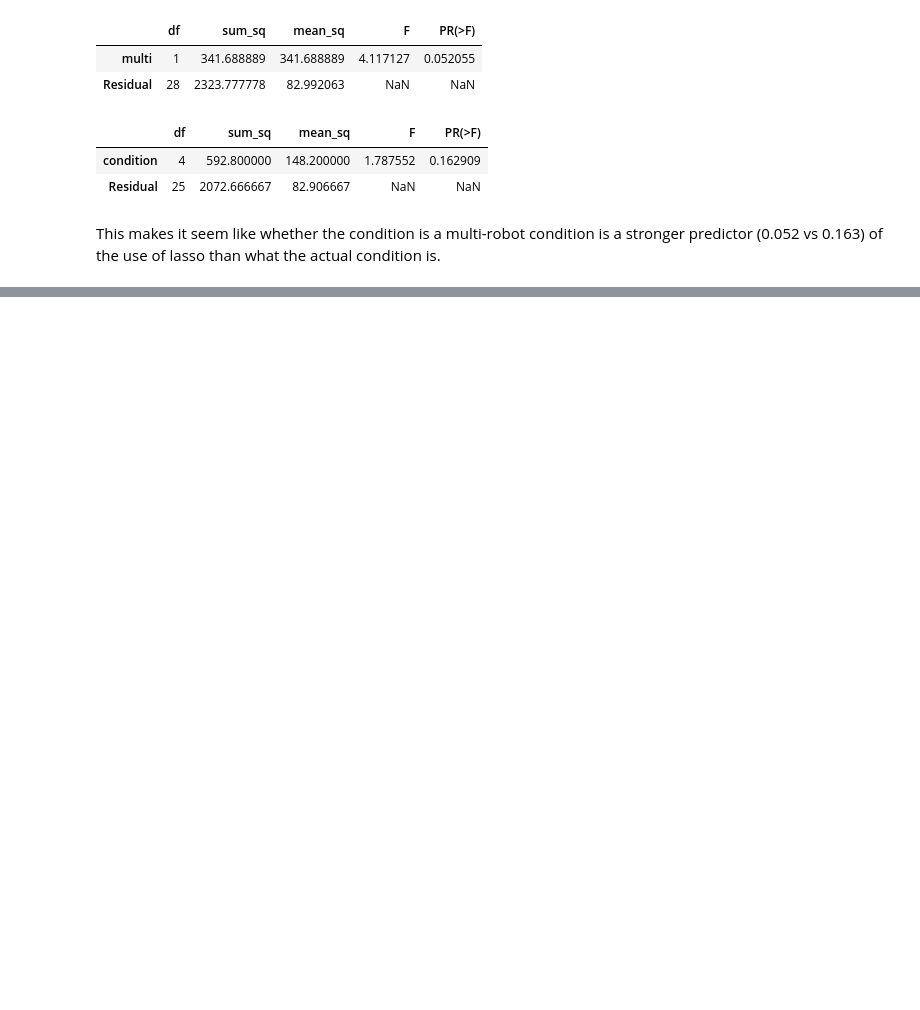
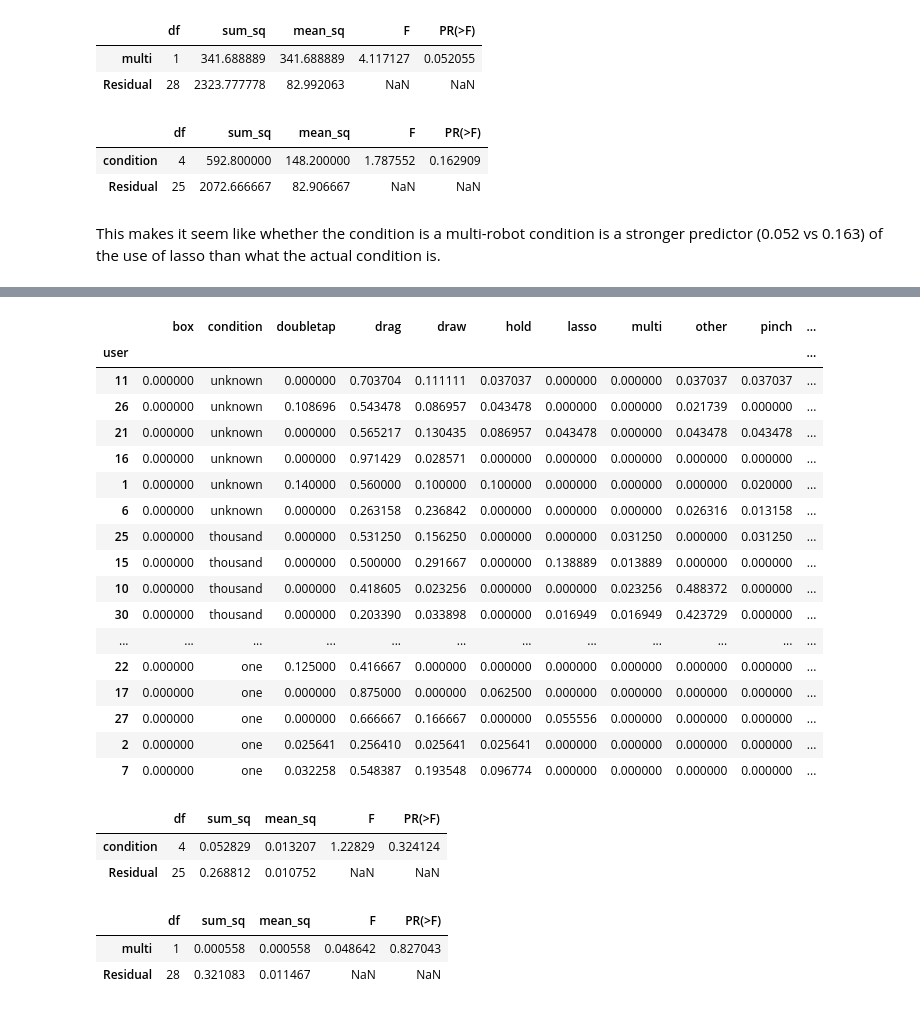
Before and after one commit to ab3nd/TinyRobo, a Jupyter notebook: data/data_analysis.ipynb, the cells around one changed output, grey strips where cells are left out. Cells and saved outputs as stored; diff of their text form; code cells hidden in the pictures; blank space fills up the shorter version.

```diff
--- a/data/data_analysis.ipynb
+++ b/data/data_analysis.ipynb
@@ -195,0 +328,11 @@ This makes it seem like whether the condition is a multi-robot condition is a st
+# %%
+normalized = []
+for entry in data:
+    total = 0
+    for key in entry.keys():
+        if key != "user" and key != "condition":
+            total += entry[key]
+    for key in entry.keys():
+        if key != "user" and key != "condition":
+            entry[key] = entry[key]/float(total)
+    normalized.append(entry)
@@ -195,0 +359,23 @@ This makes it seem like whether the condition is a multi-robot condition is a st
+# %%
+normf = pandas.DataFrame(normalized)
+# %%
+normf.set_index('user')
+# %% [output]
+|  | box | condition | doubletap | drag | draw | hold | lasso | multi | other | pinch | ... |
+| user |  |  |  |  |  |  |  |  |  |  | ... |
+| 11 | 0.000000 | unknown | 0.000000 | 0.703704 | 0.111111 | 0.037037 | 0.000000 | 0.000000 | 0.037037 | 0.037037 | ... |
+| 26 | 0.000000 | unknown | 0.108696 | 0.543478 | 0.086957 | 0.043478 | 0.000000 | 0.000000 | 0.021739 | 0.000000 | ... |
+| 21 | 0.000000 | unknown | 0.000000 | 0.565217 | 0.130435 | 0.086957 | 0.043478 | 0.000000 | 0.043478 | 0.043478 | ... |
+| 16 | 0.000000 | unknown | 0.000000 | 0.971429 | 0.028571 | 0.000000 | 0.000000 | 0.000000 | 0.000000 | 0.000000 | ... |
+| 1 | 0.000000 | unknown | 0.140000 | 0.560000 | 0.100000 | 0.100000 | 0.000000 | 0.000000 | 0.000000 | 0.020000 | ... |
+| 6 | 0.000000 | unknown | 0.000000 | 0.263158 | 0.236842 | 0.000000 | 0.000000 | 0.000000 | 0.026316 | 0.013158 | ... |
+| 25 | 0.000000 | thousand | 0.000000 | 0.531250 | 0.156250 | 0.000000 | 0.000000 | 0.031250 | 0.000000 | 0.031250 | ... |
+| 15 | 0.000000 | thousand | 0.000000 | 0.500000 | 0.291667 | 0.000000 | 0.138889 | 0.013889 | 0.000000 | 0.000000 | ... |
+| 10 | 0.000000 | thousand | 0.000000 | 0.418605 | 0.023256 | 0.000000 | 0.000000 | 0.023256 | 0.488372 | 0.000000 | ... |
+| 30 | 0.000000 | thousand | 0.000000 | 0.203390 | 0.033898 | 0.000000 | 0.016949 | 0.016949 | 0.423729 | 0.000000 | ... |
+| ... | ... | ... | ... | ... | ... | ... | ... | ... | ... | ... | ... |
+| 22 | 0.000000 | one | 0.125000 | 0.416667 | 0.000000 | 0.000000 | 0.000000 | 0.000000 | 0.000000 | 0.000000 | ... |
+| 17 | 0.000000 | one | 0.000000 | 0.875000 | 0.000000 | 0.062500 | 0.000000 | 0.000000 | 0.000000 | 0.000000 | ... |
+| 27 | 0.000000 | one | 0.000000 | 0.666667 | 0.166667 | 0.000000 | 0.055556 | 0.000000 | 0.000000 | 0.000000 | ... |
+| 2 | 0.000000 | one | 0.025641 | 0.256410 | 0.025641 | 0.025641 | 0.000000 | 0.000000 | 0.000000 | 0.000000 | ... |
+| 7 | 0.000000 | one | 0.032258 | 0.548387 | 0.193548 | 0.096774 | 0.000000 | 0.000000 | 0.000000 | 0.000000 | ... |
@@ -195,0 +385,6 @@ This makes it seem like whether the condition is a multi-robot condition is a st
+# %%
+table
+# %% [output]
+|  | df | sum_sq | mean_sq | F | PR(>F) |
+| condition | 4 | 0.052829 | 0.013207 | 1.22829 | 0.324124 |
+| Residual | 25 | 0.268812 | 0.010752 | NaN | NaN |
@@ -195,0 +394,6 @@ This makes it seem like whether the condition is a multi-robot condition is a st
+# %%
+table
+# %% [output]
+|  | df | sum_sq | mean_sq | F | PR(>F) |
+| multi | 1 | 0.000558 | 0.000558 | 0.048642 | 0.827043 |
+| Residual | 28 | 0.321083 | 0.011467 | NaN | NaN |
```
Also changed, not shown: parts of 75 cells of this notebook.
